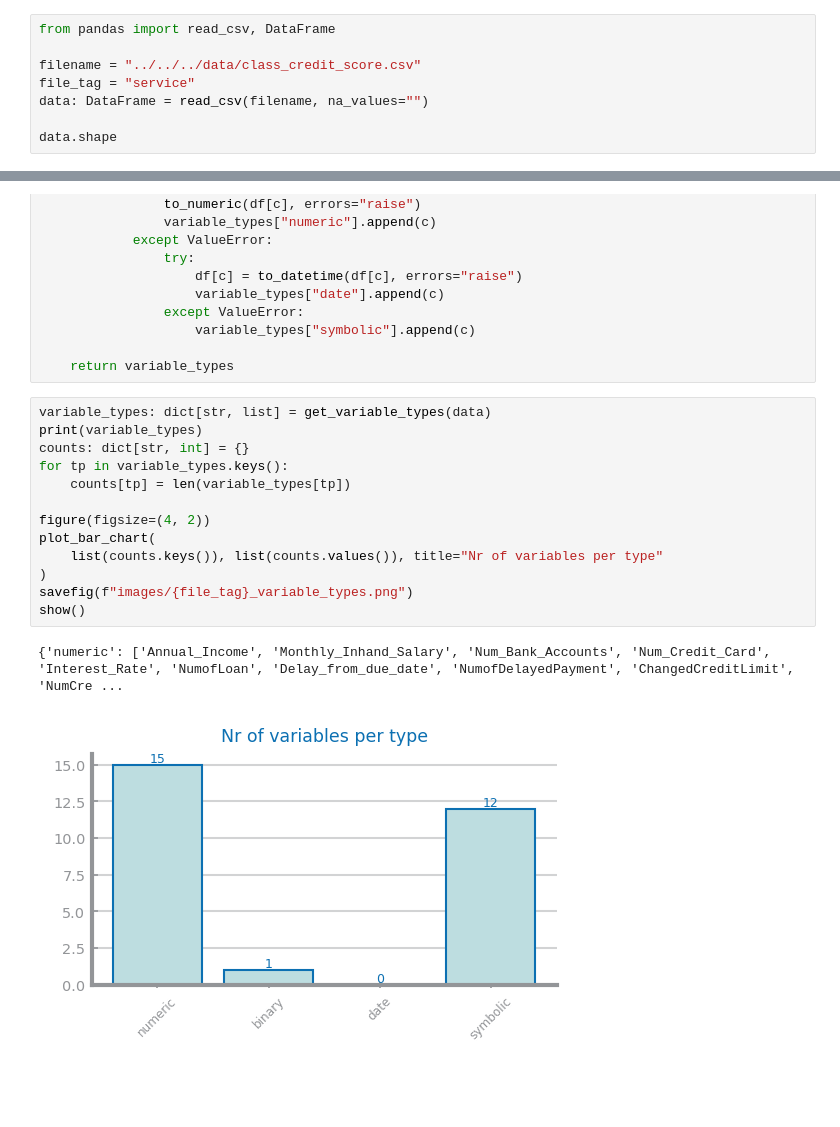
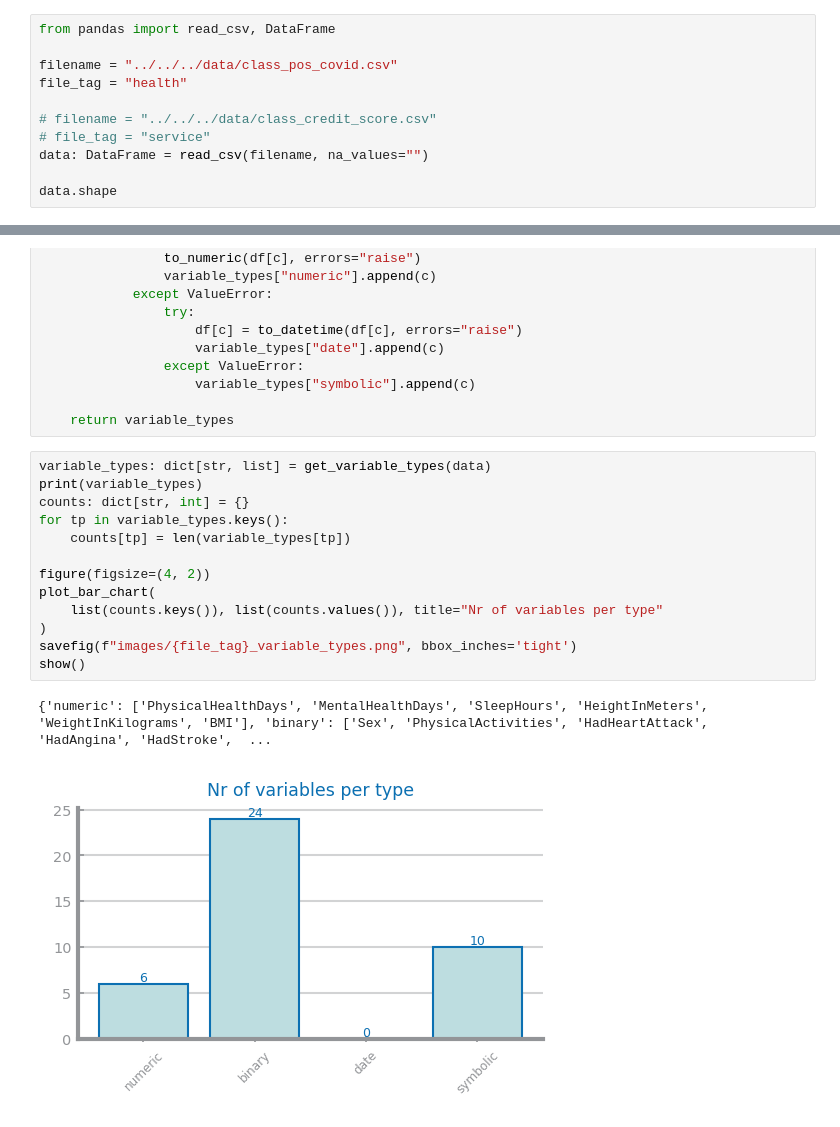
Before and after one commit to DaviGiordano/data-science-course-project, a Jupyter notebook: ipynb_files/Multidimensional/1_Profiling/Lab211_dimensionality.ipynb, the cells around one changed output, grey strips where cells are left out. Drawn from its saved outputs; the diff is of its cells as text; blank space fills up the shorter version.

```diff
--- a/ipynb_files/Multidimensional/1_Profiling/Lab211_dimensionality.ipynb
+++ b/ipynb_files/Multidimensional/1_Profiling/Lab211_dimensionality.ipynb
@@ -3,8 +3,11 @@
 # %%
 from pandas import read_csv, DataFrame
 
-filename = "../../../data/class_credit_score.csv"
-file_tag = "service"
+filename = "../../../data/class_pos_covid.csv"
+file_tag = "health"
+
+# filename = "../../../data/class_credit_score.csv"
+# file_tag = "service"
 data: DataFrame = read_csv(filename, na_values="")
 
 data.shape
@@ -93,19 +96,19 @@ def get_variable_types(df: DataFrame) -> dict[str, list]:
 # %%
 variable_types: dict[str, list] = get_variable_types(data)
 print(variable_types)
 counts: dict[str, int] = {}
 for tp in variable_types.keys():
     counts[tp] = len(variable_types[tp])
 
 figure(figsize=(4, 2))
 plot_bar_chart(
     list(counts.keys()), list(counts.values()), title="Nr of variables per type"
 )
-savefig(f"images/{file_tag}_variable_types.png")
+savefig(f"images/{file_tag}_variable_types.png", bbox_inches='tight')
 show()
 # %% [output]
-{'numeric': ['Annual_Income', 'Monthly_Inhand_Salary', 'Num_Bank_Accounts', 'Num_Credit_Card', 'Interest_Rate', 'NumofLoan', 'Delay_from_due_date', 'NumofDelayedPayment', 'ChangedCreditLimit', 'NumCre ...
+{'numeric': ['PhysicalHealthDays', 'MentalHealthDays', 'SleepHours', 'HeightInMeters', 'WeightInKilograms', 'BMI'], 'binary': ['Sex', 'PhysicalActivities', 'HadHeartAttack', 'HadAngina', 'HadStroke',  ...
-[figure, old version]
+[figure, new version]
 # %%
 symbolic: list[str] = variable_types["symbolic"]
 data[symbolic] = data[symbolic].apply(lambda x: x.astype("category"))
```
Also changed, not shown: parts of 5 cells of this notebook, 20 other files.
